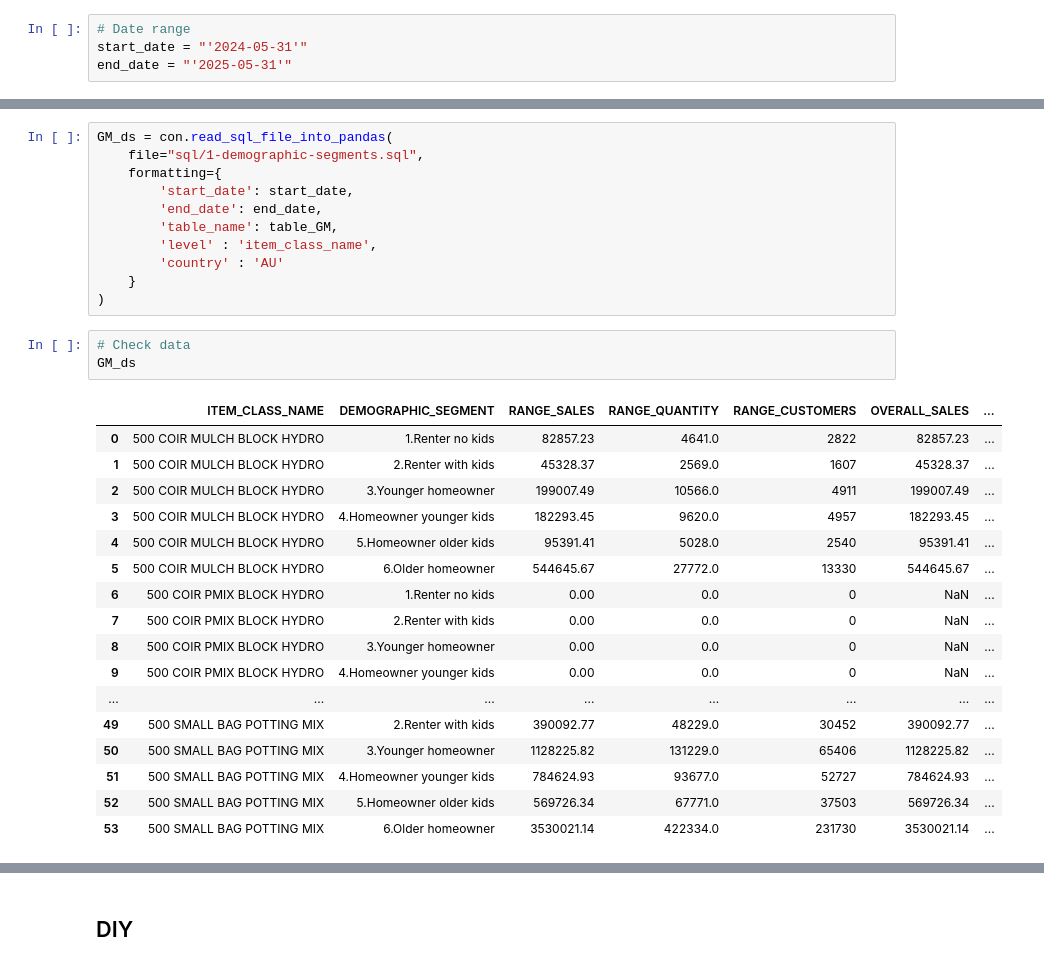
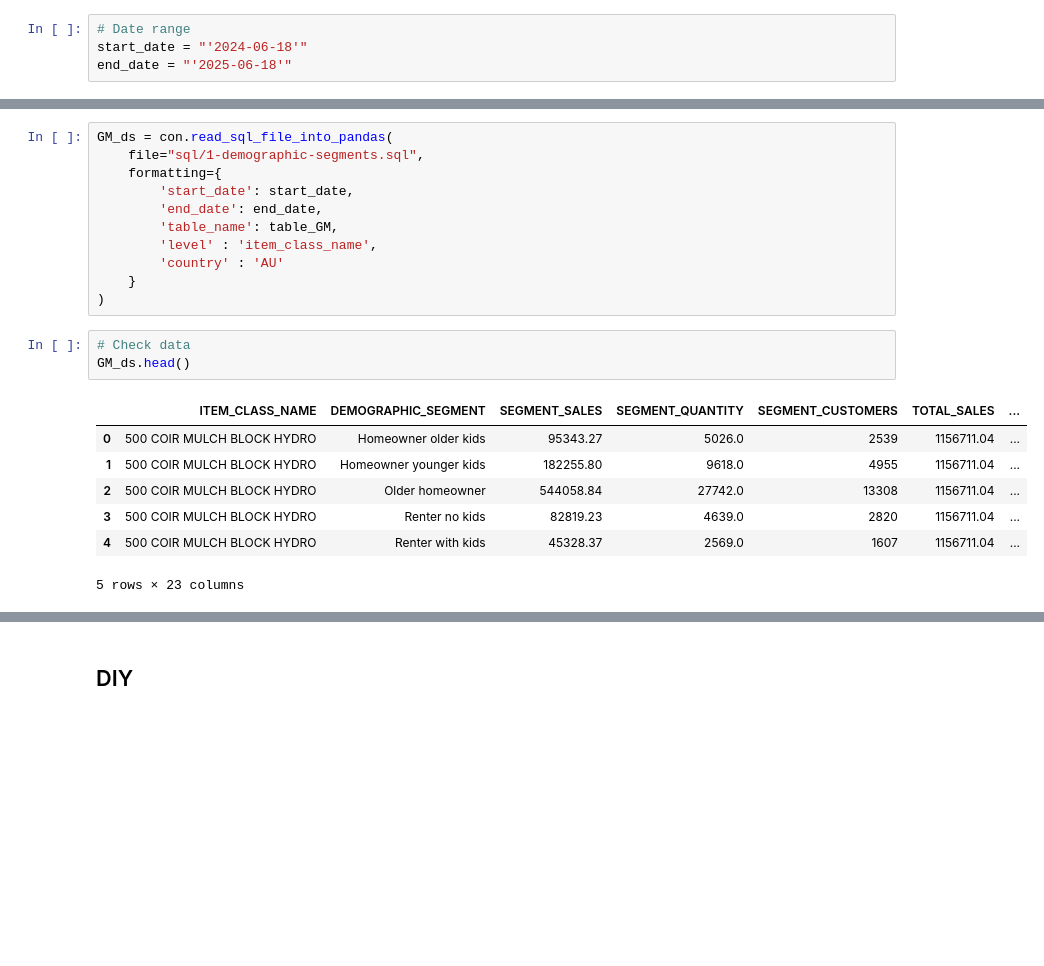
Before and after one commit to Meiji-Tran/Merch-Insights, a Jupyter notebook: NZ pest control & growing media/profiling.ipynb, the cells around one changed output, grey strips where cells are left out. Drawn from its saved outputs; the diff is of its cells as text; blank space fills up the shorter version.

Commit message:
demographic segment

```diff
--- a/NZ pest control & growing media/profiling.ipynb
+++ b/NZ pest control & growing media/profiling.ipynb
@@ -15,5 +16,5 @@ con = SnowflakeTools(
 )
 # %%
 # Date range
-start_date = "'2024-05-31'"
-end_date = "'2025-05-31'"
+start_date = "'2024-06-18'"
+end_date = "'2025-06-18'"
@@ -88,22 +145,12 @@ GM_ds = con.read_sql_file_into_pandas(
 )
 # %%
 # Check data
-GM_ds
+GM_ds.head()
 # %% [output]
-|  | ITEM_CLASS_NAME | DEMOGRAPHIC_SEGMENT | RANGE_SALES | RANGE_QUANTITY | RANGE_CUSTOMERS | OVERALL_SALES | ... |
-| 0 | 500 COIR MULCH BLOCK HYDRO | 1.Renter no kids | 82857.23 | 4641.0 | 2822 | 82857.23 | ... |
-| 1 | 500 COIR MULCH BLOCK HYDRO | 2.Renter with kids | 45328.37 | 2569.0 | 1607 | 45328.37 | ... |
-| 2 | 500 COIR MULCH BLOCK HYDRO | 3.Younger homeowner | 199007.49 | 10566.0 | 4911 | 199007.49 | ... |
-| 3 | 500 COIR MULCH BLOCK HYDRO | 4.Homeowner younger kids | 182293.45 | 9620.0 | 4957 | 182293.45 | ... |
-| 4 | 500 COIR MULCH BLOCK HYDRO | 5.Homeowner older kids | 95391.41 | 5028.0 | 2540 | 95391.41 | ... |
-| 5 | 500 COIR MULCH BLOCK HYDRO | 6.Older homeowner | 544645.67 | 27772.0 | 13330 | 544645.67 | ... |
-| 6 | 500 COIR PMIX BLOCK HYDRO | 1.Renter no kids | 0.00 | 0.0 | 0 | NaN | ... |
-| 7 | 500 COIR PMIX BLOCK HYDRO | 2.Renter with kids | 0.00 | 0.0 | 0 | NaN | ... |
-| 8 | 500 COIR PMIX BLOCK HYDRO | 3.Younger homeowner | 0.00 | 0.0 | 0 | NaN | ... |
-| 9 | 500 COIR PMIX BLOCK HYDRO | 4.Homeowner younger kids | 0.00 | 0.0 | 0 | NaN | ... |
-| ... | ... | ... | ... | ... | ... | ... | ... |
-| 49 | 500 SMALL BAG POTTING MIX | 2.Renter with kids | 390092.77 | 48229.0 | 30452 | 390092.77 | ... |
-| 50 | 500 SMALL BAG POTTING MIX | 3.Younger homeowner | 1128225.82 | 131229.0 | 65406 | 1128225.82 | ... |
-| 51 | 500 SMALL BAG POTTING MIX | 4.Homeowner younger kids | 784624.93 | 93677.0 | 52727 | 784624.93 | ... |
-| 52 | 500 SMALL BAG POTTING MIX | 5.Homeowner older kids | 569726.34 | 67771.0 | 37503 | 569726.34 | ... |
-| 53 | 500 SMALL BAG POTTING MIX | 6.Older homeowner | 3530021.14 | 422334.0 | 231730 | 3530021.14 | ... |
+|  | ITEM_CLASS_NAME | DEMOGRAPHIC_SEGMENT | SEGMENT_SALES | SEGMENT_QUANTITY | SEGMENT_CUSTOMERS | TOTAL_SALES | ... |
+| 0 | 500 COIR MULCH BLOCK HYDRO | Homeowner older kids | 95343.27 | 5026.0 | 2539 | 1156711.04 | ... |
+| 1 | 500 COIR MULCH BLOCK HYDRO | Homeowner younger kids | 182255.80 | 9618.0 | 4955 | 1156711.04 | ... |
+| 2 | 500 COIR MULCH BLOCK HYDRO | Older homeowner | 544058.84 | 27742.0 | 13308 | 1156711.04 | ... |
+| 3 | 500 COIR MULCH BLOCK HYDRO | Renter no kids | 82819.23 | 4639.0 | 2820 | 1156711.04 | ... |
+| 4 | 500 COIR MULCH BLOCK HYDRO | Renter with kids | 45328.37 | 2569.0 | 1607 | 1156711.04 | ... |
+5 rows × 23 columns
```
Also changed, not shown: parts of 5 cells of this notebook, 3 other files.
